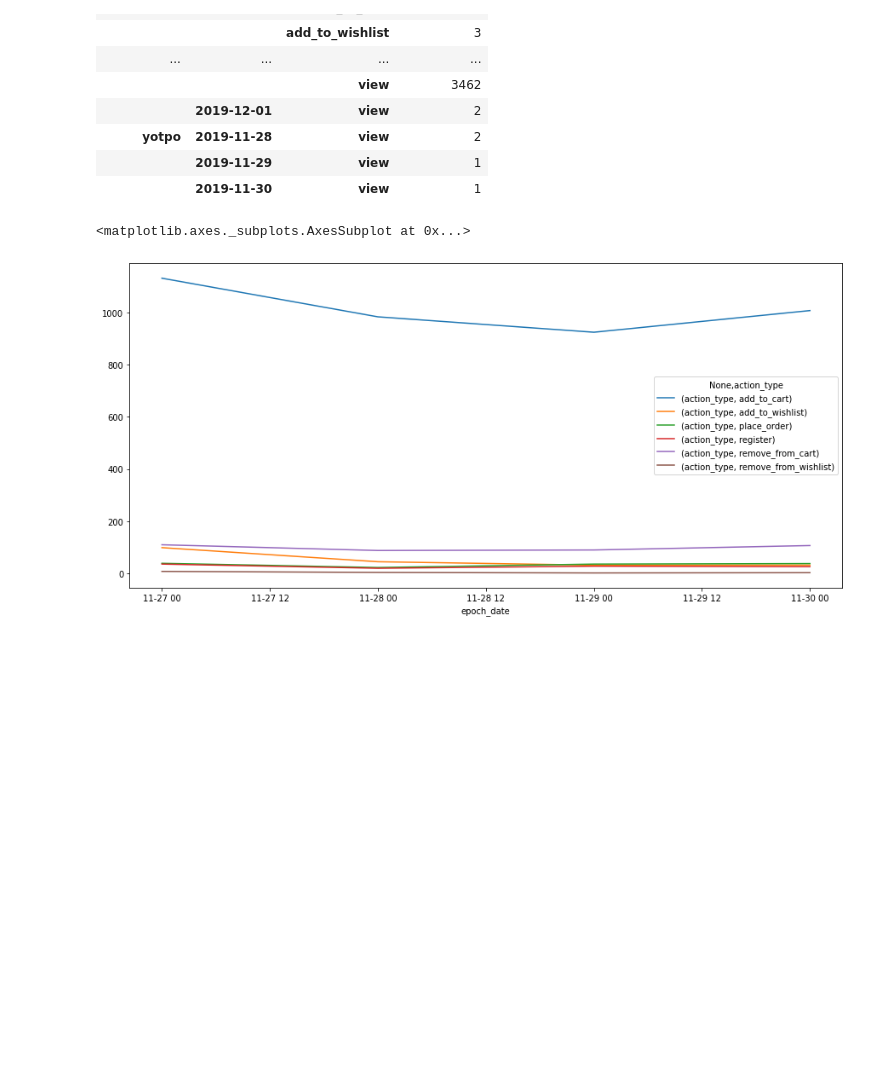
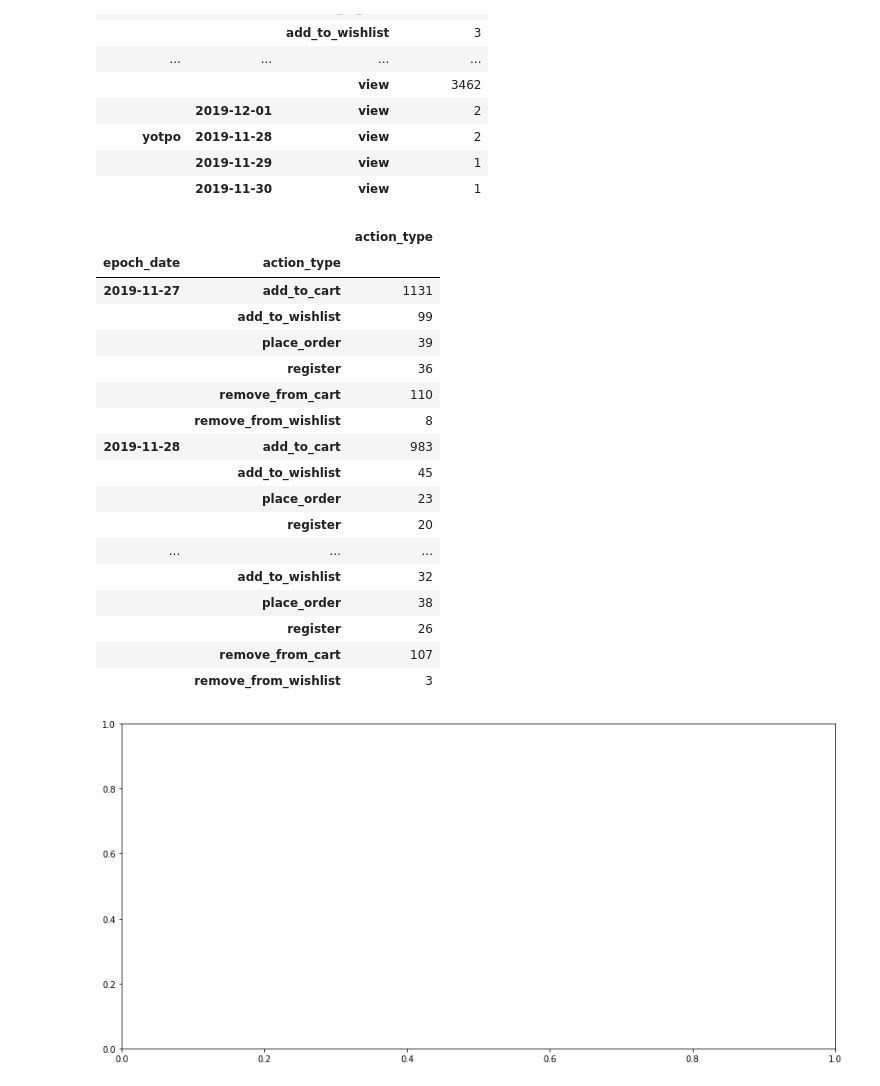
Before and after one commit to cs145442/pet-projects, a Jupyter notebook: yfret/tanishq_data_analysis.ipynb, the cells around one changed output. Saved outputs shown, nothing was run; the diff lists cells and outputs as text; code cells hidden in the pictures; blank space fills up the shorter version.

```diff
--- a/yfret/tanishq_data_analysis.ipynb
+++ b/yfret/tanishq_data_analysis.ipynb
@@ -166,7 +166,24 @@ event_data[['epoch_date', 'action_type', 'utm_source']].sort_values(by='epoch_da
 # %%
 import matplotlib.pyplot as plt
 fig, ax = plt.subplots(figsize=(15,7))
-event_data[event_data.action_type != 'view'].sort_values(by='epoch_date').groupby(['epoch_date', 'action_type']).agg({'action_type': 'count'}).unstack().plot(ax=ax)
+event_data[event_data.action_type != 'view'].sort_values(by='epoch_date').groupby(['epoch_date', 'action_type']).agg({'action_type': 'count'})
 # %% [output]
-<matplotlib.axes._subplots.AxesSubplot at 0x...>
+|  |  | action_type |
+| epoch_date | action_type |  |
+| 2019-11-27 | add_to_cart | 1131 |
+|  | add_to_wishlist | 99 |
+|  | place_order | 39 |
+|  | register | 36 |
+|  | remove_from_cart | 110 |
+|  | remove_from_wishlist | 8 |
+| 2019-11-28 | add_to_cart | 983 |
+|  | add_to_wishlist | 45 |
+|  | place_order | 23 |
+|  | register | 20 |
+| ... | ... | ... |
+|  | add_to_wishlist | 32 |
+|  | place_order | 38 |
+|  | register | 26 |
+|  | remove_from_cart | 107 |
+|  | remove_from_wishlist | 3 |
-[figure, old version]
+[figure, new version]
```
Also changed, not shown: parts of 2 cells of this notebook, 1 other file.
